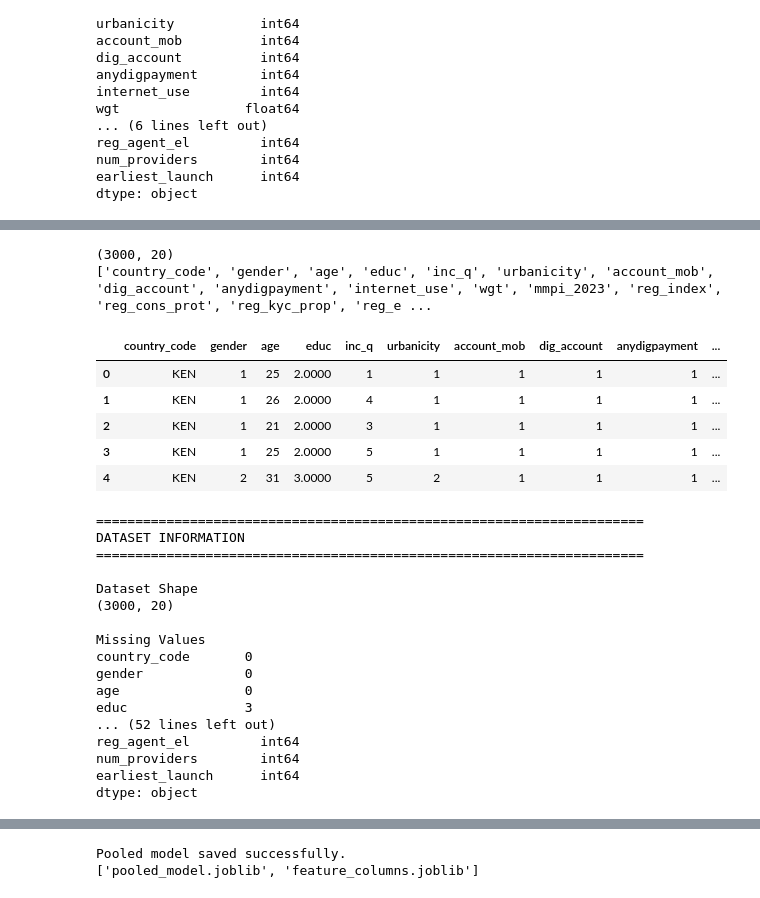
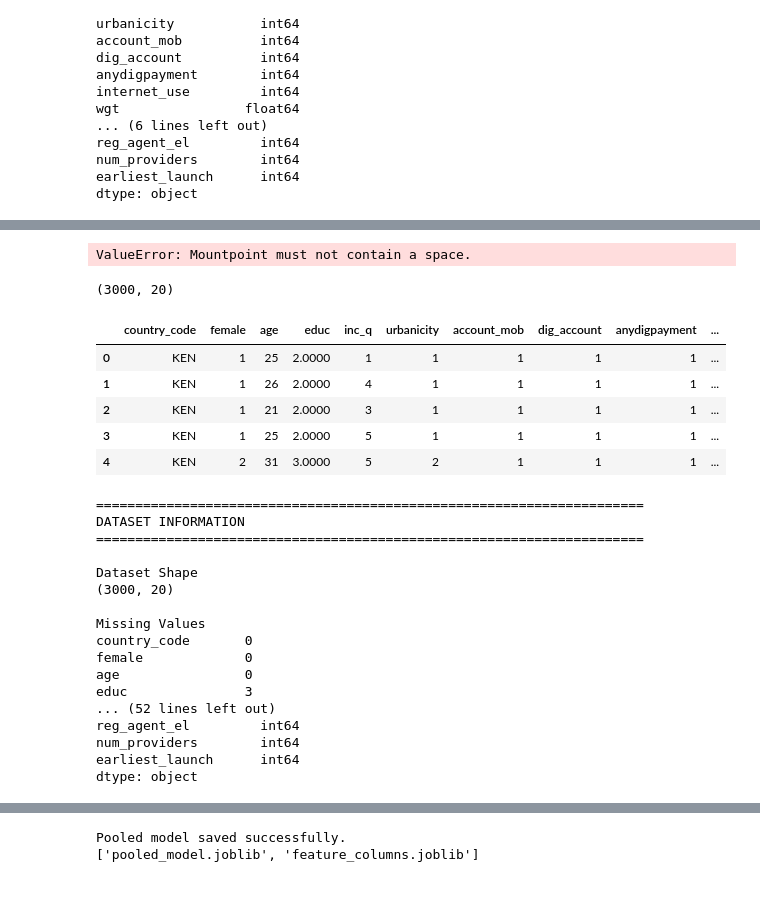
Before and after one commit to sitahlango-maker/Financial_Inclusion, a Jupyter notebook: cleanfinancialinclusion.ipynb, the cells around one changed output, grey strips where cells are left out. Cells and saved outputs as stored; diff of their text form; code cells hidden in the pictures.

```diff
--- a/cleanfinancialinclusion.ipynb
+++ b/cleanfinancialinclusion.ipynb
@@ -566,29 +598,24 @@ from sklearn.metrics import (
 from xgboost import XGBClassifier
 
 import matplotlib.pyplot as plt
+# %%
+#  MOUNT GOOGLE DRIVE
+drive.mount("/content/Financial_Inclusion/Colab Notebooks")
+# %% [output]
+ValueError: Mountpoint must not contain a space.
 # %%
 # LOAD DATASET
 
 url = "https://raw.githubusercontent.com/sitahlango-maker/Financial_Inclusion/main/Colab%20Notebooks/FinancialInclution/final_combined_data.csv"
 
 df = pd.read_csv(url)
 
-# Rename female -> gender
-df = df.rename(
-    columns={
-        "female": "gender"
-    }
-)
-
 print(df.shape)
 
-print(df.columns.tolist())
-
 df.head()
 # %% [output]
 (3000, 20)
-['country_code', 'gender', 'age', 'educ', 'inc_q', 'urbanicity', 'account_mob', 'dig_account', 'anydigpayment', 'internet_use', 'wgt', 'mmpi_2023', 'reg_index', 'reg_cons_prot', 'reg_kyc_prop', 'reg_e ...
-|  | country_code | gender | age | educ | inc_q | urbanicity | account_mob | dig_account | anydigpayment | ... |
+|  | country_code | female | age | educ | inc_q | urbanicity | account_mob | dig_account | anydigpayment | ... |
 | 0 | KEN | 1 | 25 | 2.0000 | 1 | 1 | 1 | 1 | 1 | ... |
 | 1 | KEN | 1 | 26 | 2.0000 | 4 | 1 | 1 | 1 | 1 | ... |
 | 2 | KEN | 1 | 21 | 2.0000 | 3 | 1 | 1 | 1 | 1 | ... |
@@ -628,7 +655,7 @@ Dataset Shape
 
 Missing Values
 country_code       0
-gender             0
+female             0
 age                0
 educ               3
 ... (52 lines left out)
```
Also changed, not shown: parts of 251 cells of this notebook.
